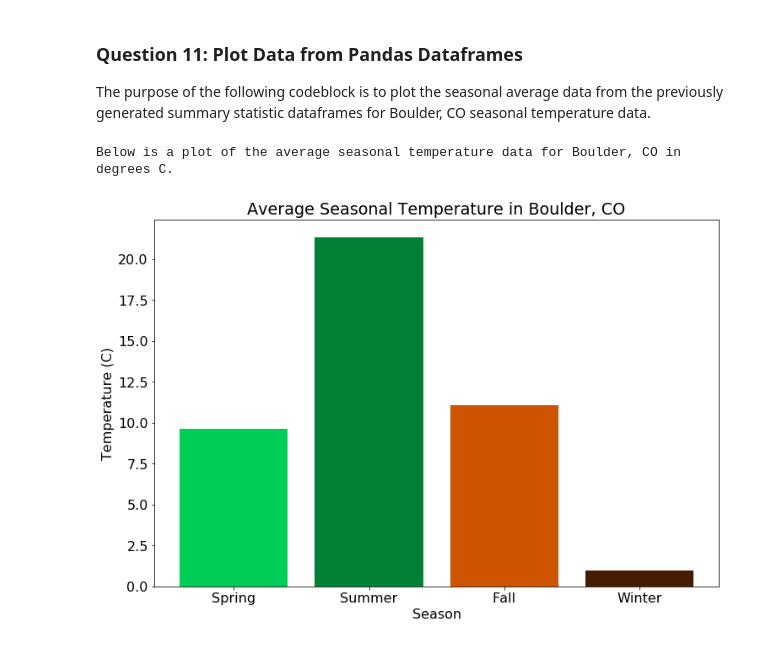
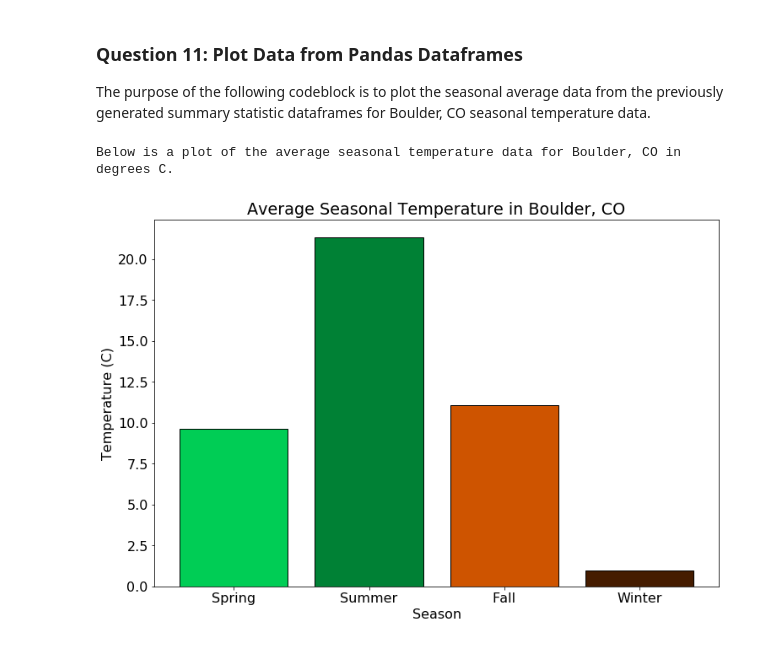
Before and after one commit to earthlab-education/ea-bootcamp-practice-data-structures, a Jupyter notebook: efairfax-practice-data-structures.ipynb, the cells around one changed output. Saved outputs shown, nothing was run; the diff lists cells and outputs as text; code cells hidden in the pictures.

Commit message:
Updated to include edge color on bar plot...rookie mistake.

```diff
--- a/efairfax-practice-data-structures.ipynb
+++ b/efairfax-practice-data-structures.ipynb
@@ -265,32 +265,34 @@ The purpose of the following codeblock is to plot the seasonal average data from
 # Manually create a new dataframe containing month names and average temperatures
 seasonal_avg_temp = pd.DataFrame(columns=["season", "temperature"],
                                  data=[["Spring", 9.65],
                                        ["Summer", 21.35],
                                        ["Fall", 11.07],
                                        ["Winter", 0.99]
                                        ])
 
 # Begin plotting the data
 print("Below is a plot of the average seasonal temperature data for Boulder, CO in degrees C.")
 print("")
 # Set plot size for all plots that follow
 plt.rcParams["figure.figsize"] = (12, 8)
 # Set the font size
 plt.rcParams['font.size'] = (16)
 # Create the plot space upon which to plot the data
 fig, ax = plt.subplots()
 # Add the x-axis and the y-axis to the plot
-ax.bar(seasonal_avg_temp.season, seasonal_avg_temp.temperature)
+ax.bar(seasonal_avg_temp.season, seasonal_avg_temp.temperature, edgecolor = "#000000")
 # Color the bars based on leaf color
 ax.patches[seasonal_avg_temp.index.get_indexer([0])[0]].set_facecolor('#00cd55')
 ax.patches[seasonal_avg_temp.index.get_indexer([1])[0]].set_facecolor('#008135')
 ax.patches[seasonal_avg_temp.index.get_indexer([2])[0]].set_facecolor('#ce5400')
 ax.patches[seasonal_avg_temp.index.get_indexer([3])[0]].set_facecolor('#451c00')
+
+
 # Set plot title
 ax.set(title="Average Seasonal Temperature in Boulder, CO")
 # Add labels to the axes
 ax.set(xlabel="Season",
        ylabel="Temperature (C)");
 # %% [output]
 Below is a plot of the average seasonal temperature data for Boulder, CO in degrees C.
-[figure, old version]
+[figure, new version]
```
